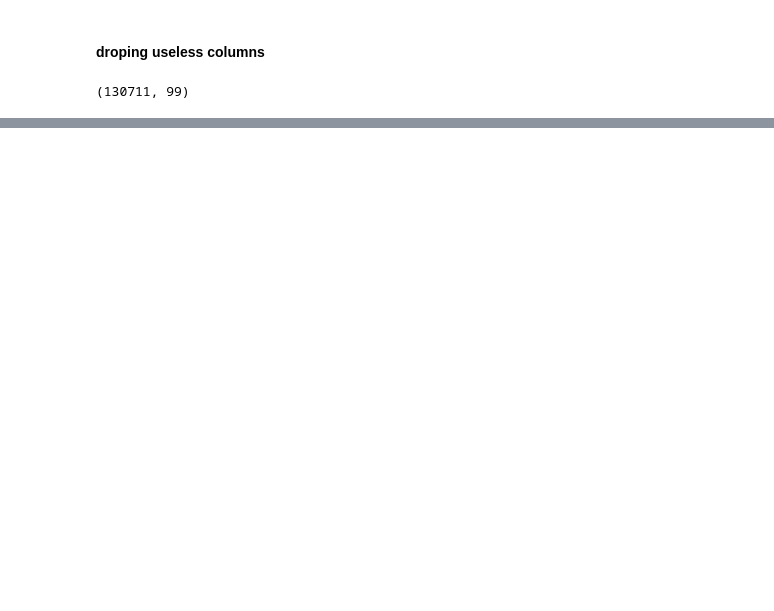
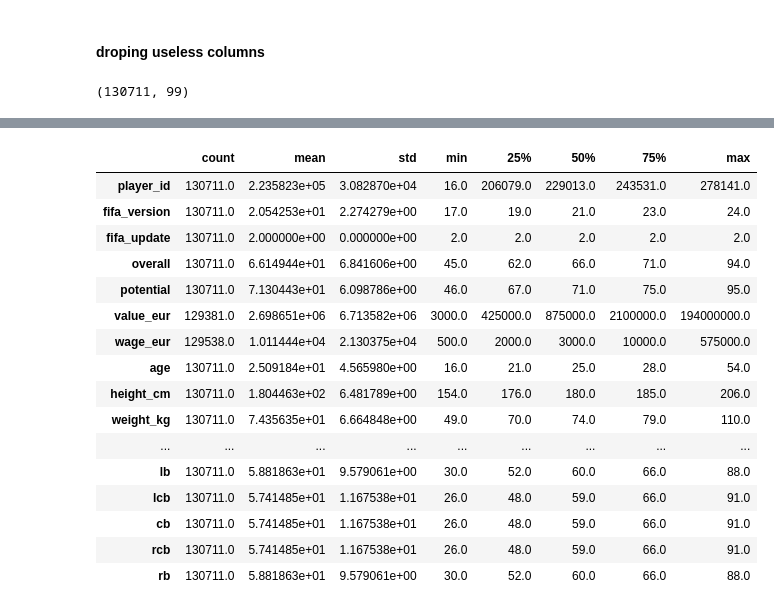
Before and after one commit to seusoid/FIFA_Player_Analytics, a Jupyter notebook: notebooks/01_Data_cleaning.ipynb, the cells around one changed output, grey strips where cells are left out. Saved outputs shown, nothing was run; the diff lists cells and outputs as text; code cells hidden in the pictures; blank space fills up the shorter version.

```diff
--- a/notebooks/01_Data_cleaning.ipynb
+++ b/notebooks/01_Data_cleaning.ipynb
@@ -154,0 +126,18 @@ Name: count, Length: 32800, dtype: int64
+# %%
+def convert_rating(val):
+    try:
+        if pd.isna(val):
+            return np.nan
+        val = str(val).strip()
+        if '+' in val:
+            parts = val.split('+')
+            return sum(int(p) for p in parts)
+        elif '-' in val:
+            parts = val.split('-')
+            return int(parts[0]) - int(parts[1])
+        else:
+            return int(val)
+    except:
+        return np.nan
+# %%
+df[position_cols] = df[position_cols].applymap(convert_rating)
@@ -214,6 +212,7 @@ gk_cols
  'goalkeeping_speed']
 # %%
 outfield_df.drop(columns=gk_cols, inplace=True)
+outfield_df.drop(columns=["gk"], inplace=True)
 # %%
 outfield_df.shape
 # %% [output]
@@ -496,9 +437,8 @@ primary_position: 14 unique values
 # %% [markdown]
 #### droping useless columns
 # %%
-
 drop_cols = [
-    'player_url', 'real_face', 'gk',
+    'player_url', 'real_face',
 
 ]
 
@@ -508,0 +478,20 @@ modern_df.shape
+# %%
+modern_df.describe().T
+# %% [output]
+|  | count | mean | std | min | 25% | 50% | 75% | max |
+| player_id | 130711.0 | 2.235823e+05 | 3.082870e+04 | 16.0 | 206079.0 | 229013.0 | 243531.0 | 278141.0 |
+| fifa_version | 130711.0 | 2.054253e+01 | 2.274279e+00 | 17.0 | 19.0 | 21.0 | 23.0 | 24.0 |
+| fifa_update | 130711.0 | 2.000000e+00 | 0.000000e+00 | 2.0 | 2.0 | 2.0 | 2.0 | 2.0 |
+| overall | 130711.0 | 6.614944e+01 | 6.841606e+00 | 45.0 | 62.0 | 66.0 | 71.0 | 94.0 |
+| potential | 130711.0 | 7.130443e+01 | 6.098786e+00 | 46.0 | 67.0 | 71.0 | 75.0 | 95.0 |
+| value_eur | 129381.0 | 2.698651e+06 | 6.713582e+06 | 3000.0 | 425000.0 | 875000.0 | 2100000.0 | 194000000.0 |
+| wage_eur | 129538.0 | 1.011444e+04 | 2.130375e+04 | 500.0 | 2000.0 | 3000.0 | 10000.0 | 575000.0 |
+| age | 130711.0 | 2.509184e+01 | 4.565980e+00 | 16.0 | 21.0 | 25.0 | 28.0 | 54.0 |
+| height_cm | 130711.0 | 1.804463e+02 | 6.481789e+00 | 154.0 | 176.0 | 180.0 | 185.0 | 206.0 |
+| weight_kg | 130711.0 | 7.435635e+01 | 6.664848e+00 | 49.0 | 70.0 | 74.0 | 79.0 | 110.0 |
+| ... | ... | ... | ... | ... | ... | ... | ... | ... |
+| lb | 130711.0 | 5.881863e+01 | 9.579061e+00 | 30.0 | 52.0 | 60.0 | 66.0 | 88.0 |
+| lcb | 130711.0 | 5.741485e+01 | 1.167538e+01 | 26.0 | 48.0 | 59.0 | 66.0 | 91.0 |
+| cb | 130711.0 | 5.741485e+01 | 1.167538e+01 | 26.0 | 48.0 | 59.0 | 66.0 | 91.0 |
+| rcb | 130711.0 | 5.741485e+01 | 1.167538e+01 | 26.0 | 48.0 | 59.0 | 66.0 | 91.0 |
+| rb | 130711.0 | 5.881863e+01 | 9.579061e+00 | 30.0 | 52.0 | 60.0 | 66.0 | 88.0 |
```
Also changed, not shown: parts of 26 cells of this notebook.
